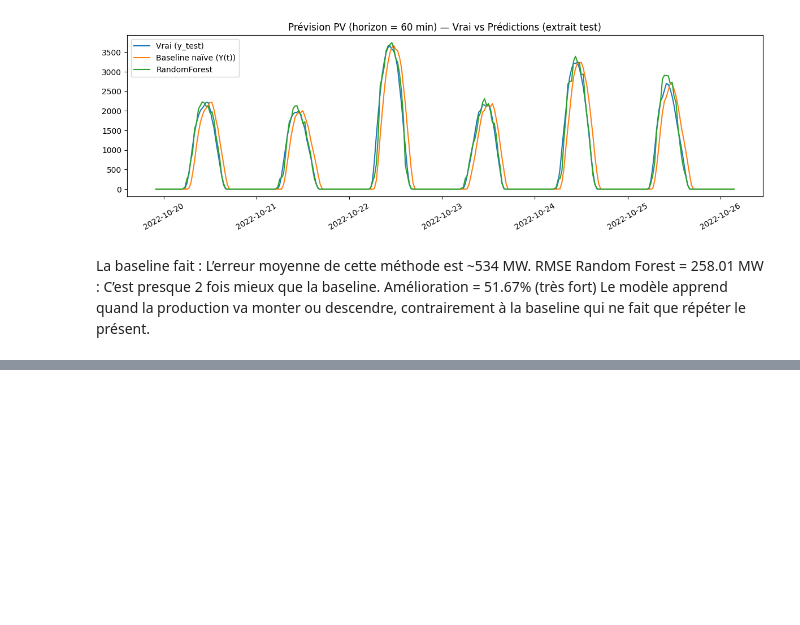
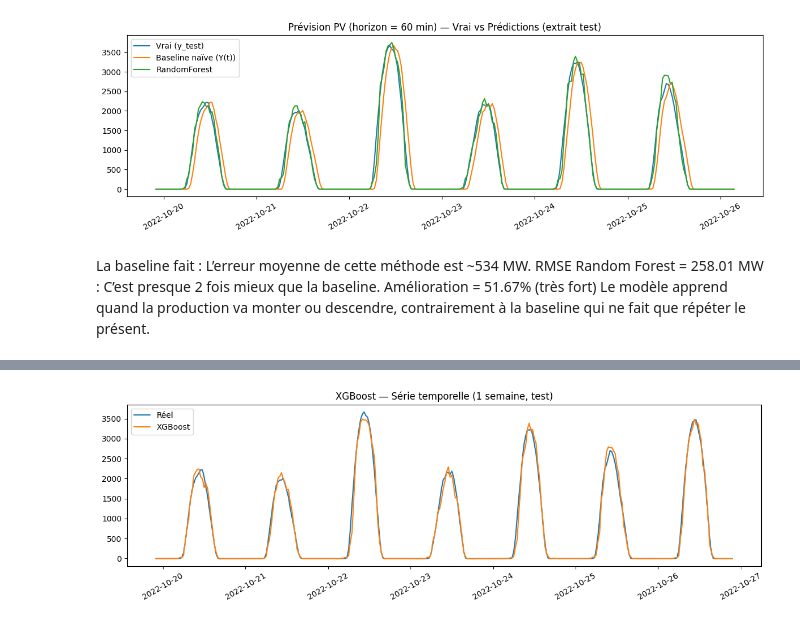
Before and after one commit to IshaghCheikh/PythonProject, a Jupyter notebook: main.ipynb, the cells around one changed output, grey strips where cells are left out. Cells and saved outputs as stored; diff of their text form; code cells hidden in the pictures; blank space fills up the shorter version.

```diff
--- a/main.ipynb
+++ b/main.ipynb
@@ -652,0 +727,14 @@ Le modèle apprend quand la production va monter ou descendre, contrairement à
+# %%
+N_week = 7 * 48  # 1 semaine à 30 min
+t_test = df_fe["time"].iloc[split_idx:split_idx + N_week]
+
+plt.figure(figsize=(12,4))
+plt.plot(t_test, y_test.iloc[:N_week].values, label="Réel")
+plt.plot(t_test, y_pred_xgb[:N_week], label="XGBoost")
+plt.xticks(rotation=30)
+plt.title("XGBoost — Série temporelle (1 semaine, test)")
+plt.legend()
+plt.tight_layout()
+plt.show()
+# %% [output]
+[figure, added]
```
Also changed, not shown: parts of 6 cells of this notebook.
